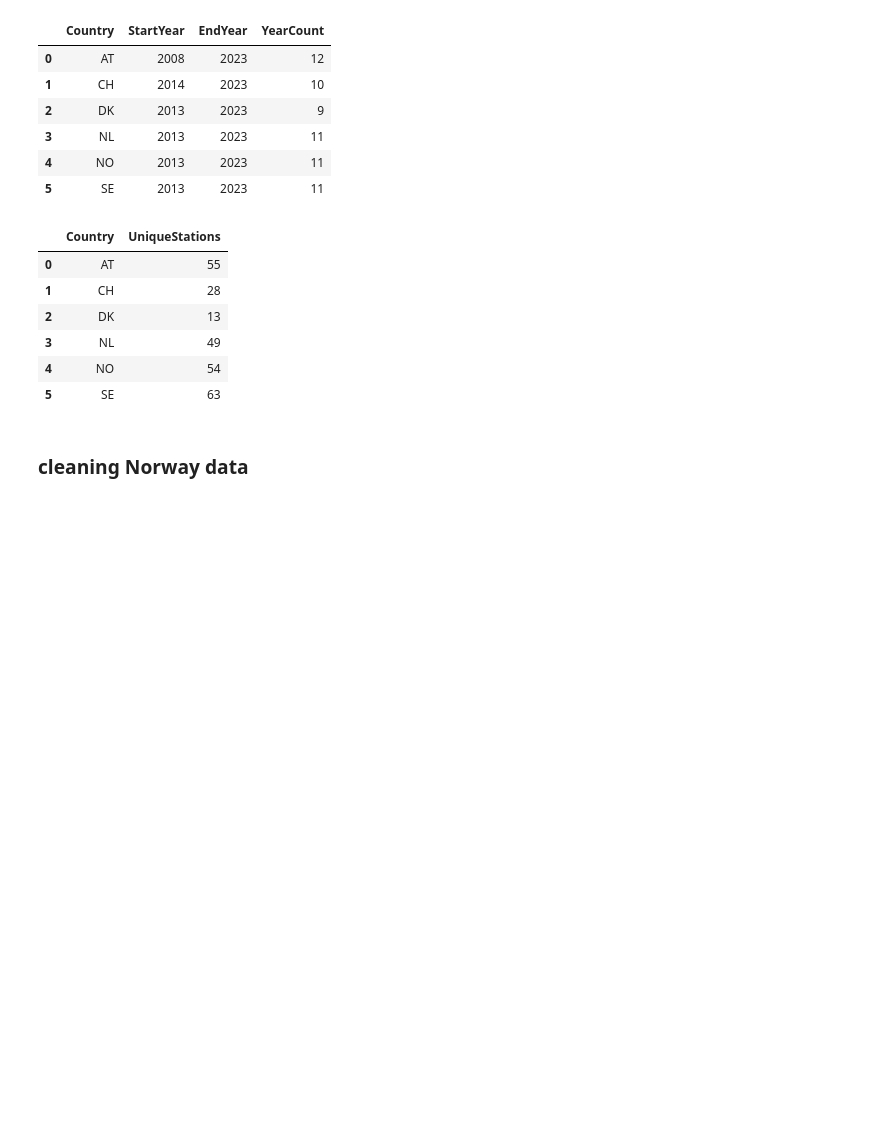
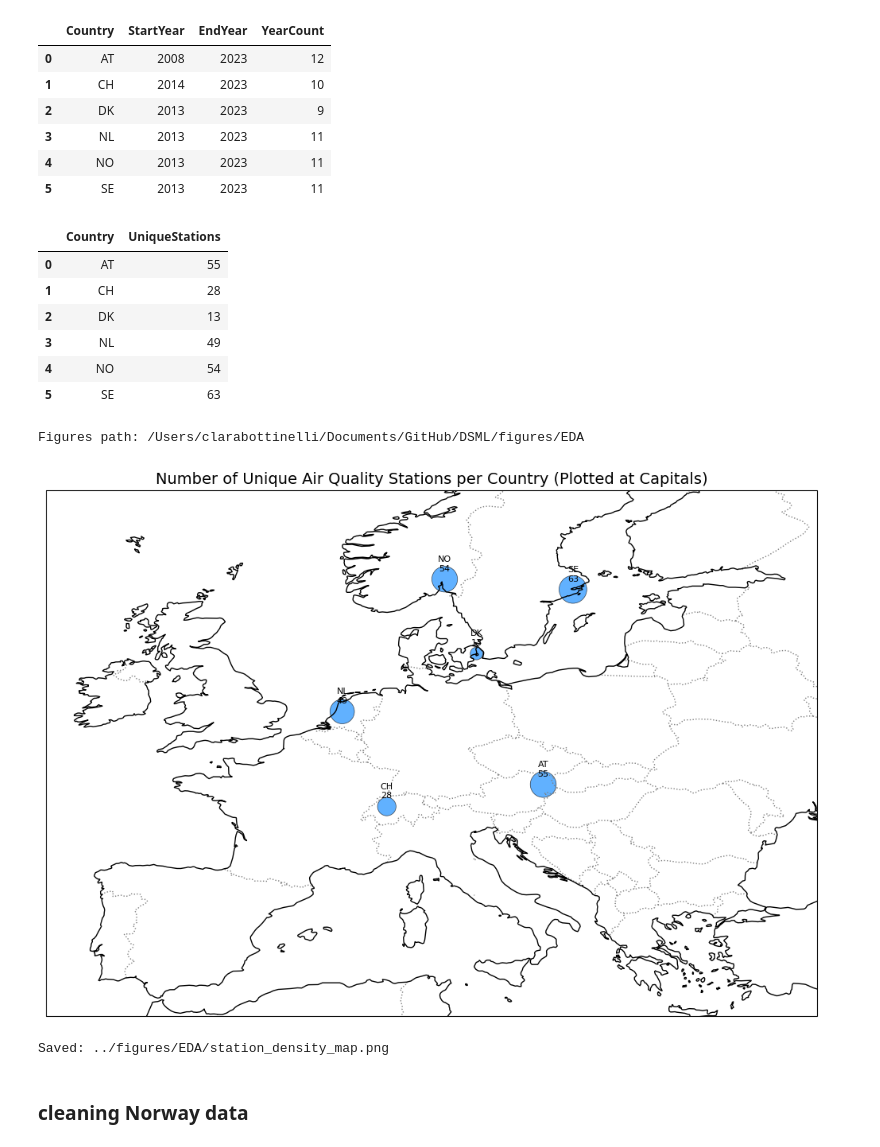
Before and after one commit to JskifterJ/DSML, a Jupyter notebook: notebooks/air_quality_data_V2.ipynb, the cells around one changed output. Drawn from its saved outputs; the diff is of its cells as text; code cells hidden in the pictures; blank space fills up the shorter version.

Commit message:
merged

```diff
--- a/notebooks/air_quality_data_V2.ipynb
+++ b/notebooks/air_quality_data_V2.ipynb
@@ -153,56 +157,49 @@ station_density
 | 3 | NL | 49 |
 | 4 | NO | 54 |
 | 5 | SE | 63 |
+# %%
+print(f"Figures path: {figures_path}")
+# %% [output]
+Figures path: /Users/clarabottinelli/Documents/GitHub/DSML/figures/EDA
 # %%
-import geopandas as gpd
 import matplotlib.pyplot as plt
+import cartopy.crs as ccrs
+import cartopy.feature as cfeature
 
-# Manual mapping of country code to (capital_lat, capital_lon)
-capital_coords = {
-    'AT': (48.2082, 16.3738),   # Vienna
-    'CH': (46.9480, 7.4474),    # Bern
-    'DK': (55.6761, 12.5683),   # Copenhagen
-    'NO': (59.9139, 10.7522),   # Oslo
-    'NL': (52.3676, 4.9041),    # Amsterdam
-    'SE': (59.3293, 18.0686),   # Stockholm
-    # Add more as needed
-}
+# Plot the map of Europe
+fig, ax = plt.subplots(figsize=(10, 10), subplot_kw={'projection': ccrs.PlateCarree()})
+ax.set_extent([-12, 32, 35, 65], crs=ccrs.PlateCarree())  # Europe bounds
 
-# Merge coordinates into station_density
-station_density['lat'] = station_density['Country'].map(lambda c: capital_coords.get(c, (None, None))[0])
-station_density['lon'] = station_density['Country'].map(lambda c: capital_coords.get(c, (None, None))[1])
-station_density = station_density.dropna(subset=['lat', 'lon'])
-
-# Plot: stations per capital on a map of Europe
-world = gpd.read_file(gpd.datasets.get_path('naturalearth_lowres'))
-europe = world[world['continent'] == 'Europe']
-
-fig, ax = plt.subplots(figsize=(10, 10))
-europe.plot(ax=ax, color='whitesmoke', edgecolor='gray')
+# Add country borders
+ax.add_feature(cfeature.BORDERS, linestyle=':', edgecolor='gray')
+ax.add_feature(cfeature.COASTLINE, edgecolor='black')
 
 # Plot circles for each capital
 scatter = ax.scatter(
     station_density['lon'], station_density['lat'],
     s=station_density['UniqueStations'] * 10,  # Scale for visibility
-    color='dodgerblue', alpha=0.7, edgecolor='black', linewidth=0.5
+    color='dodgerblue', alpha=0.7, edgecolor='black', linewidth=0.5,
+    transform=ccrs.PlateCarree()
 )
 
 # Annotate with country code and value
 for _, row in station_density.iterrows():
     ax.text(row['lon'], row['lat'] + 0.4, f"{row['Country']}\n{int(row['UniqueStations'])}",
-            fontsize=8, ha='center', va='bottom')
+            fontsize=8, ha='center', va='bottom', transform=ccrs.PlateCarree())
 
 ax.set_title("Number of Unique Air Quality Stations per Country (Plotted at Capitals)", fontsize=14)
-ax.set_xlim(-12, 32)
-ax.set_ylim(35, 65)
-ax.set_xlabel("Longitude")
-ax.set_ylabel("Latitude")
+plt.tight_layout()
 
-plt.tight_layout()
+# Save the figure
+output_dir = "../figures/EDA"
+os.makedirs(output_dir, exist_ok=True)
 fig_path = os.path.join(output_dir, "station_density_map.png")
 plt.savefig(fig_path, dpi=150)
 plt.show()
 print(f"Saved: {fig_path}")
+# %% [output]
+[figure, added]
+Saved: ../figures/EDA/station_density_map.png
 # %% [markdown]
 ### cleaning Norway data
 # %%
```
Also changed, not shown: parts of 5 cells of this notebook, 3 other files.
